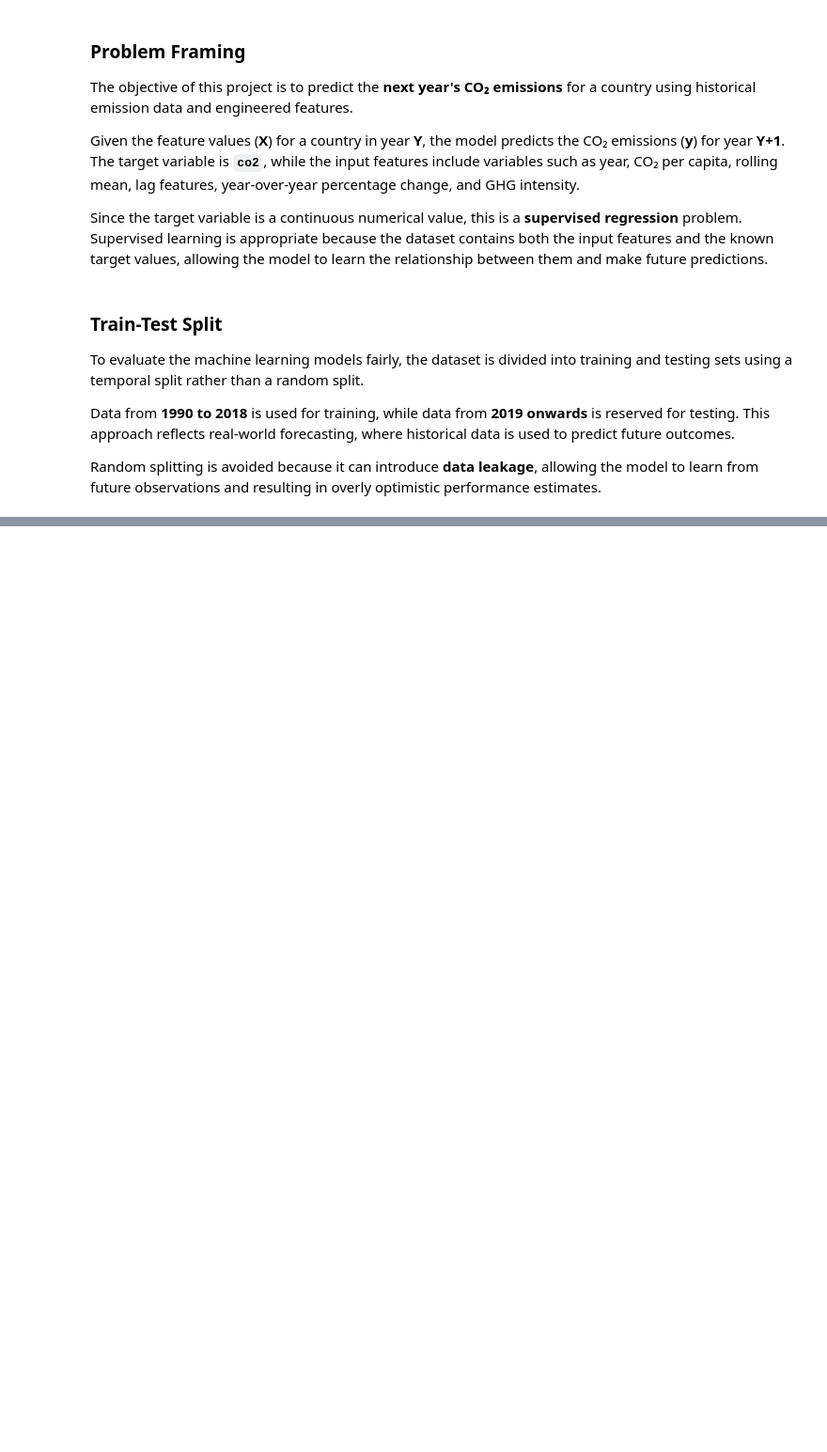
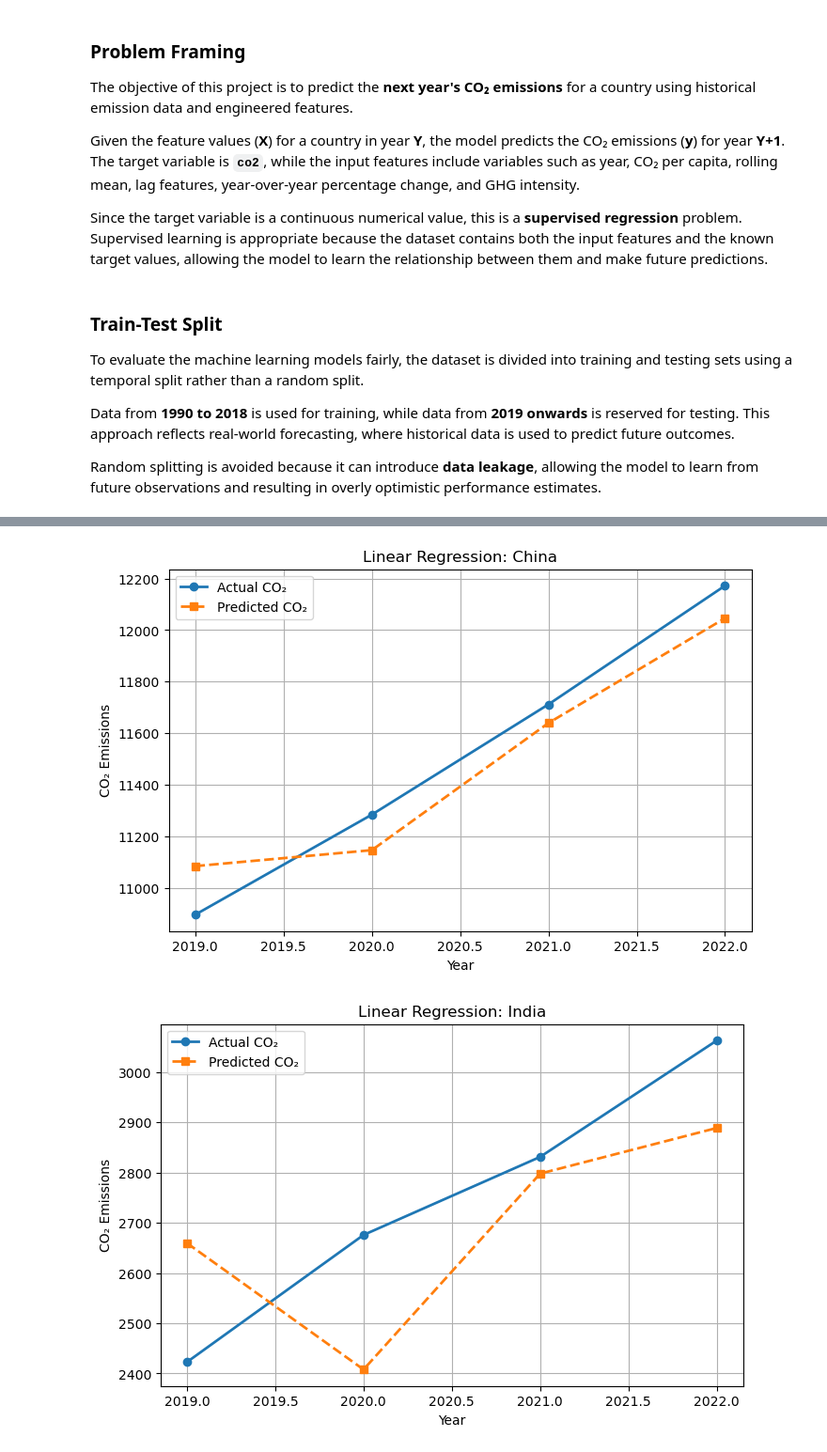
Before and after one commit to neeladrish/GHG-emission-analysis, a Jupyter notebook: WEEK_3_Baseline_ML_Model_Regression.ipynb, the cells around one changed output, grey strips where cells are left out. Shown at 94% size. Cells and saved outputs as stored; diff of their text form; code cells hidden in the pictures; blank space fills up the shorter version.

```diff
--- a/WEEK_3_Baseline_ML_Model_Regression.ipynb
+++ b/WEEK_3_Baseline_ML_Model_Regression.ipynb
@@ -16,0 +308,4 @@ Random splitting is avoided because it can introduce **data leakage**, allowing
+# %%
+model_data = ghg_features.dropna(
+    subset=features + ["target_co2"]
+).copy()
@@ -16,0 +320,8 @@ Random splitting is avoided because it can introduce **data leakage**, allowing
+# %%
+X_train = train_data[features]
+
+y_train = train_data["target_co2"]
+
+X_test = test_data[features]
+
+y_test = test_data["target_co2"]
@@ -16,0 +339,7 @@ Random splitting is avoided because it can introduce **data leakage**, allowing
+# %%
+lr_model = LinearRegression()
+# %%
+lr_model.fit(
+    X_train,
+    y_train
+)
@@ -16,0 +415,47 @@ Random splitting is avoided because it can introduce **data leakage**, allowing
+# %%
+import matplotlib.pyplot as plt
+
+countries_to_plot = [
+    "China",
+    "India",
+    "United States"
+]
+
+for country in countries_to_plot:
+
+    country_data = test_data[
+        test_data["country"] == country
+    ]
+
+    X_country = country_data[features]
+
+    y_pred = lr_model.predict(X_country)
+
+    plt.figure(figsize=(8,5))
+
+    plt.plot(
+        country_data["year"],
+        country_data["target_co2"],
+        marker="o",
+        linewidth=2,
+        label="Actual CO₂"
+    )
+
+    plt.plot(
+        country_data["year"],
+        y_pred,
+        marker="s",
+        linestyle="--",
+        linewidth=2,
+        label="Predicted CO₂"
+    )
+
+    plt.title(f"Linear Regression: {country}")
+    plt.xlabel("Year")
+    plt.ylabel("CO₂ Emissions")
+    plt.legend()
+    plt.grid(True)
+    plt.show()
+# %% [output]
+[figure, added]
+[figure, added]
```
Also changed, not shown: parts of 58 cells of this notebook, 1 other file.
